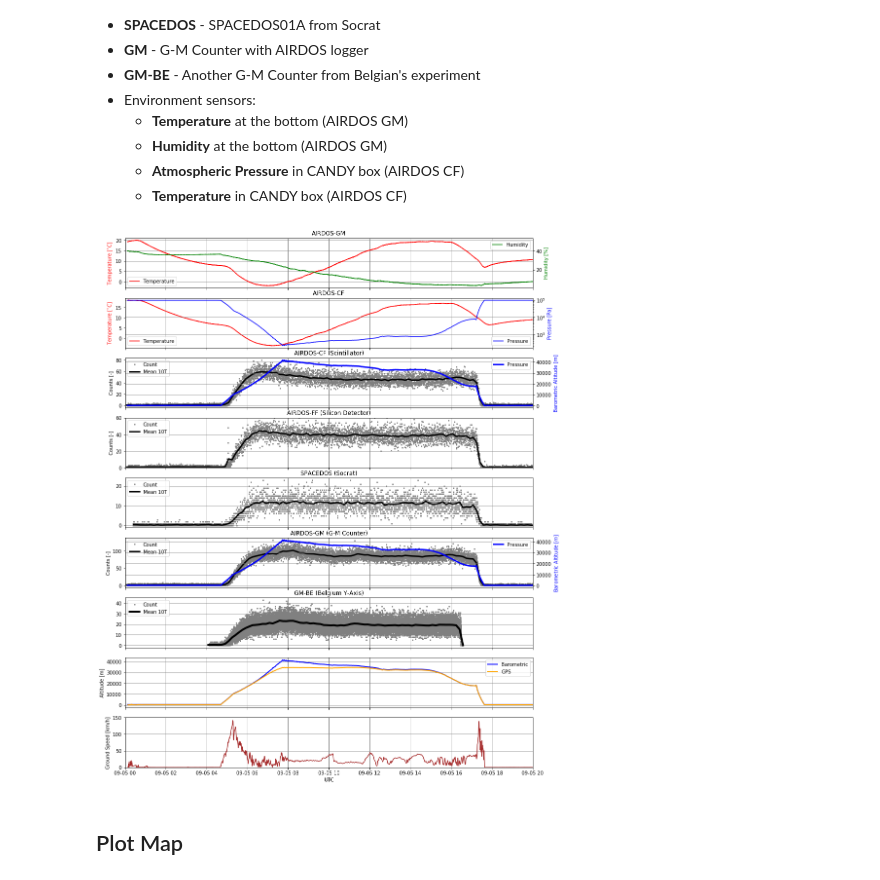
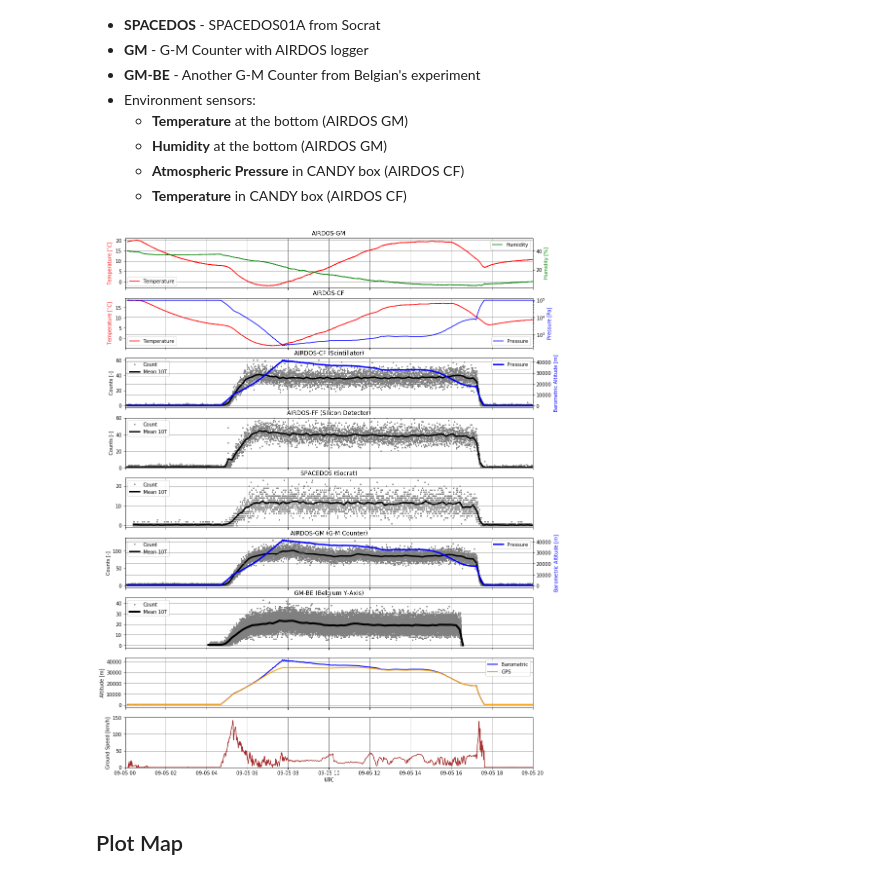
Before and after one commit to ODZ-UJF-AV-CR/FIK-4-Kiruna, a Jupyter notebook: notebooks/Flight2.ipynb, the cells around one changed output. Drawn from its saved outputs; the diff is of its cells as text; code cells hidden in the pictures.

```diff
--- a/notebooks/Flight2.ipynb
+++ b/notebooks/Flight2.ipynb
@@ -84,7 +84,7 @@ ax2_twin.legend(loc=1)
 
 # CF
 spec = np.array(list(map(list, cf_candy['Bins'])))
-flux_series = pd.Series(np.sum(spec[:,30:], axis=1), index=cf_candy.index)
+flux_series = pd.Series(np.sum(spec[:,50:200], axis=1), index=cf_candy.index)
 
 ax4.set_title("AIRDOS-CF (Scintillator)")
 ax4.set_ylabel('Counts [-]')
@@ -110,6 +110,7 @@ ax4_twin.plot(cf_candy.index, cf_candy['Pressure'].apply(press2alt),
 ax4_twin.grid(b=True, which='major', color='grey', linestyle='-')
 ax4_twin.legend(loc=1)
 
+# FF
 ax5.set_ylim(0, 60)
 ax5.set_title('AIRDOS-FF (Silicon Detector)')
 ax5.set_ylabel('Counts [-]')
@@ -121,34 +122,34 @@ ax5.legend(loc=2)
 ax6.set_title("SPACEDOS (Socrat)")
 ax6.plot(socrat_candy['Flux'], linestyle='', marker='.', label='Count', markeredgewidth=0, color='gray')
 ax6.plot(socrat_candy['Flux'].resample(WINDOW, loffset=OFFSET).mean(), lw=3, label='Mean '+WINDOW, color='black')
 #ax6.set_xlim('2019-09-05 00:00','2019-09-05 20:00')
 ax6.grid(b=True, which='major', color='grey', linestyle='-')
 ax6.legend(loc=2)
 
 ax7.set_title("GM-BE (Belgium Y-Axis)")
 ax7.plot(begm['Flux'], linestyle='', marker='.', label='Count', markeredgewidth=0, color='gray')
 ax7.plot(begm['Flux'].resample(WINDOW, loffset=OFFSET).mean(), lw=4, label='Mean '+WINDOW, color='black')
 ax7.set_xlim('2019-09-05 00:00','2019-09-05 20:00')
 ax7.grid(b=True, which='major', color='grey', linestyle='-')
 ax7.legend(loc=2)
 
 ax8.plot(cf_candy.index, cf_candy['Pressure'].apply(press2alt),
          color='blue', lw=2, label='Barometric')
 ax8.plot(cf_nav.index, cf_nav['Alt'],
          color='orange', lw=2, label='GPS')
 ax8.legend(loc=1)
 ax8.set_ylabel('Altitude [m]')
 ax8.grid(b=True, which='major', color='grey', linestyle='-')
 
 ax9.plot(cf_nav.index, cf_nav['Speed'], color='brown')
 ax9.set_ylabel('Ground Speed [km/h]')
 ax9.grid(b=True, which='major', color='grey', linestyle='-')
 ax9.set_ylim(0,150)
 ax9.set_xlabel('UTC')
 
 None
 # %% [output]
-[figure, old version]
+[figure, new version]
 # %% [markdown]
 ## Plot Map
 # %%
```
Also changed, not shown: parts of 3 cells of this notebook, 1 other file.
